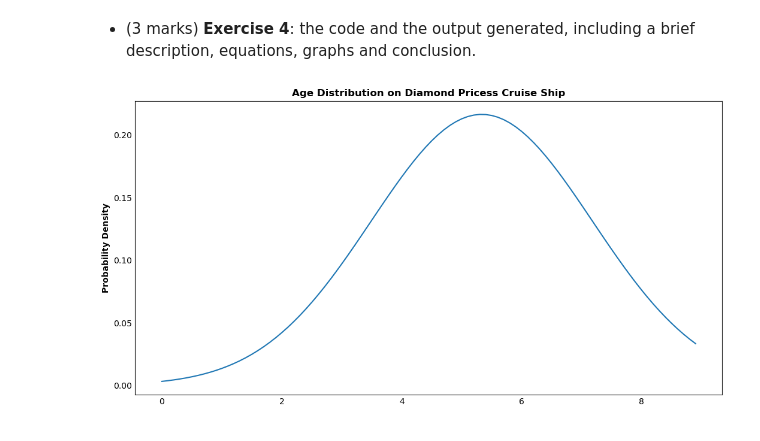
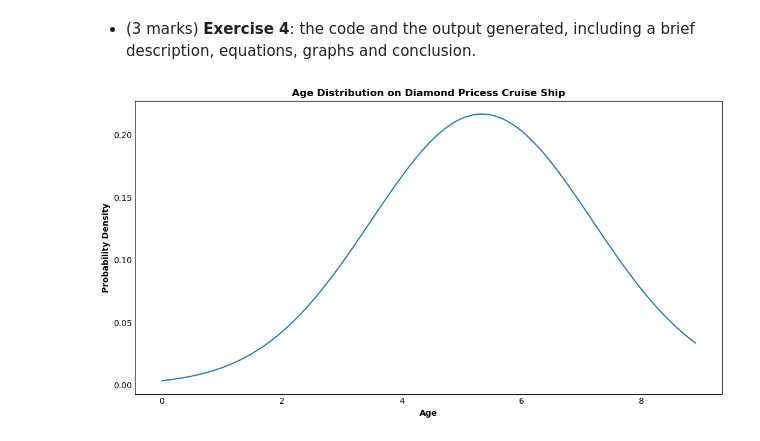
Before and after one commit to xtinatruong/encm509, a Jupyter notebook: Lab1/Lab01-HoangTruong.ipynb, the cells around one changed output. Cells and saved outputs as stored; diff of their text form; code cells hidden in the pictures.

```diff
--- a/Lab1/Lab01-HoangTruong.ipynb
+++ b/Lab1/Lab01-HoangTruong.ipynb
@@ -79,29 +79,30 @@ plt.show()
 # %%
 from scipy.stats import norm
 
 #counting of people at each age interval shown in age_labels
 age = [16, 23, 347 , 428 , 334 , 398 , 923 , 1015 , 216 , 11]
 age_labels = ['0-9','10-19','20-29','30-39','40-49','50-59','60-69','70-79','80-89','90-99']
 
 #new vector
 vec = []
 
 #indexing the values of ages
 index = 0
 for a in age:
     for i in range(a):
         vec.append(index)
     index = index + 1
 
 mean = np.mean(vec)
 deviation = np.std(vec)
 
 #plot distribution graph
 plt.title("Age Distribution on Diamond Pricess Cruise Ship", weight = "bold")
+plt.xlabel('Age', weight = "bold")
 plt.ylabel('Probability Density', weight = "bold")
 #smooth graph by adding more datapoint
 vec = np.arange(min(vec), max(vec), 0.1)
 plt.plot(vec, norm.pdf(vec, mean, deviation))
 plt.show()
 # %% [output]
-[figure, old version]
+[figure, new version]
```
